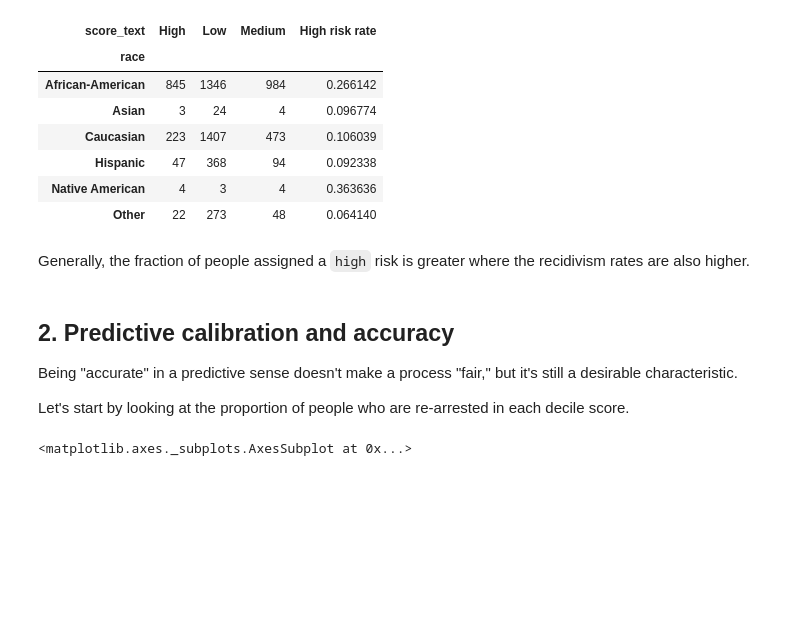
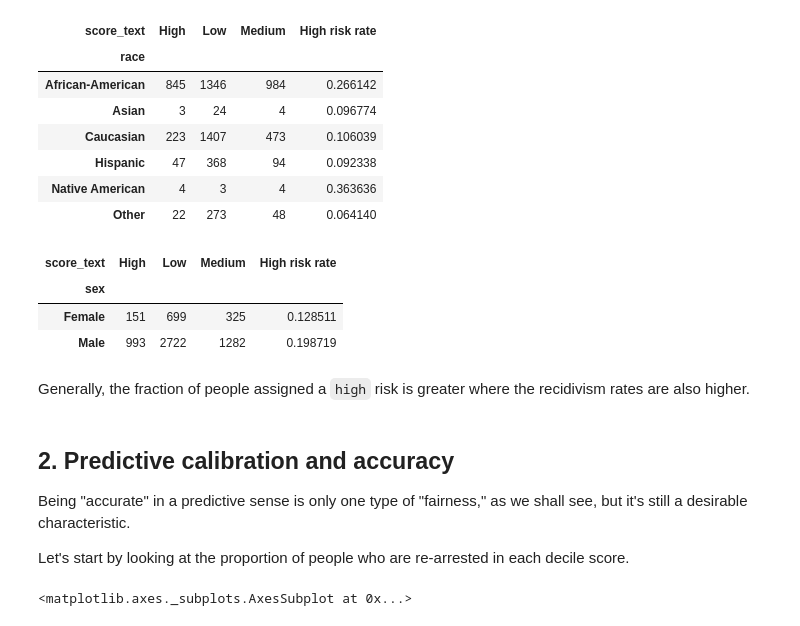
Before and after one commit to jstray/lede-algorithms, a Jupyter notebook: week-5/week-5-1-machine-bias-class.ipynb, the cells around one changed output. Drawn from its saved outputs; the diff is of its cells as text; code cells hidden in the pictures; blank space fills up the shorter version.

```diff
--- a/week-5/week-5-1-machine-bias-class.ipynb
+++ b/week-5/week-5-1-machine-bias-class.ipynb
@@ -185,11 +186,20 @@ score_rates
 | Hispanic | 47 | 368 | 94 | 0.092338 |
 | Native American | 4 | 3 | 4 | 0.363636 |
 | Other | 22 | 273 | 48 | 0.064140 |
+# %%
+score_sex = pd.crosstab(cv.sex, cv[score_col])
+score_sex['High risk rate'] = score_sex['High'] / score_sex.sum(axis=1)
+score_sex
+# %% [output]
+| score_text | High | Low | Medium | High risk rate |
+| sex |  |  |  |  |
+| Female | 151 | 699 | 325 | 0.128511 |
+| Male | 993 | 2722 | 1282 | 0.198719 |
 # %% [markdown]
 Generally, the fraction of people assigned a `high` risk is greater where the recidivism rates are also higher.
 # %% [markdown]
 ## 2. Predictive calibration and accuracy
-Being "accurate" in a predictive sense doesn't make a process "fair," but it's still a desirable characteristic.
+Being "accurate" in a predictive sense is only one type of "fairness," as we shall see, but it's still a desirable characteristic.
 
 Let's start by looking at the proportion of people who are re-arrested in each decile score.
 # %%
```
Also changed, not shown: parts of 24 cells of this notebook.
